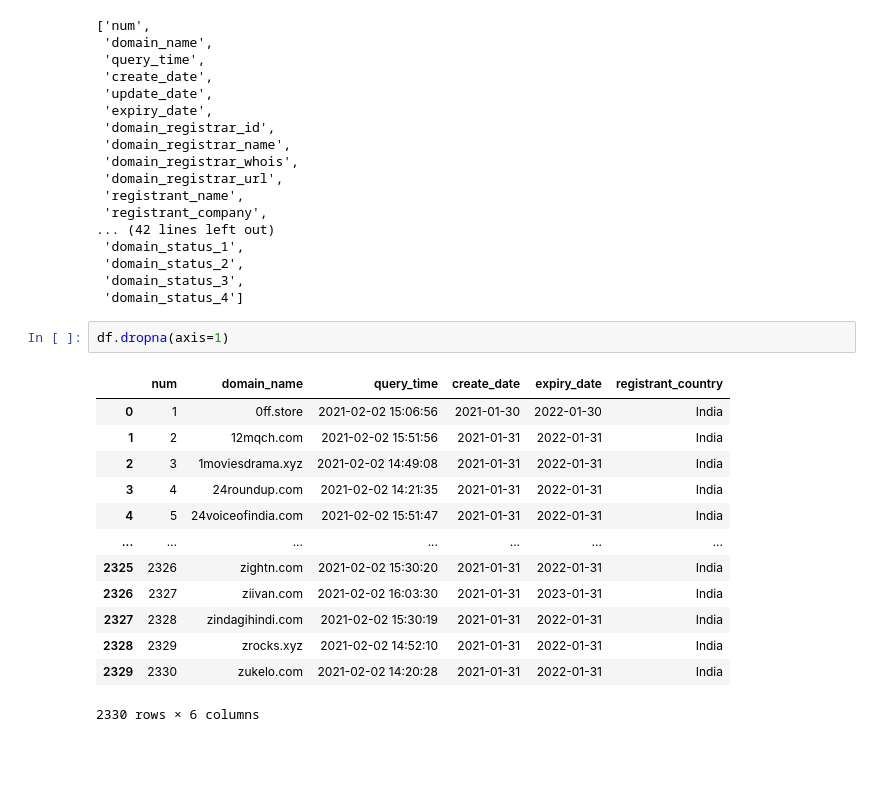
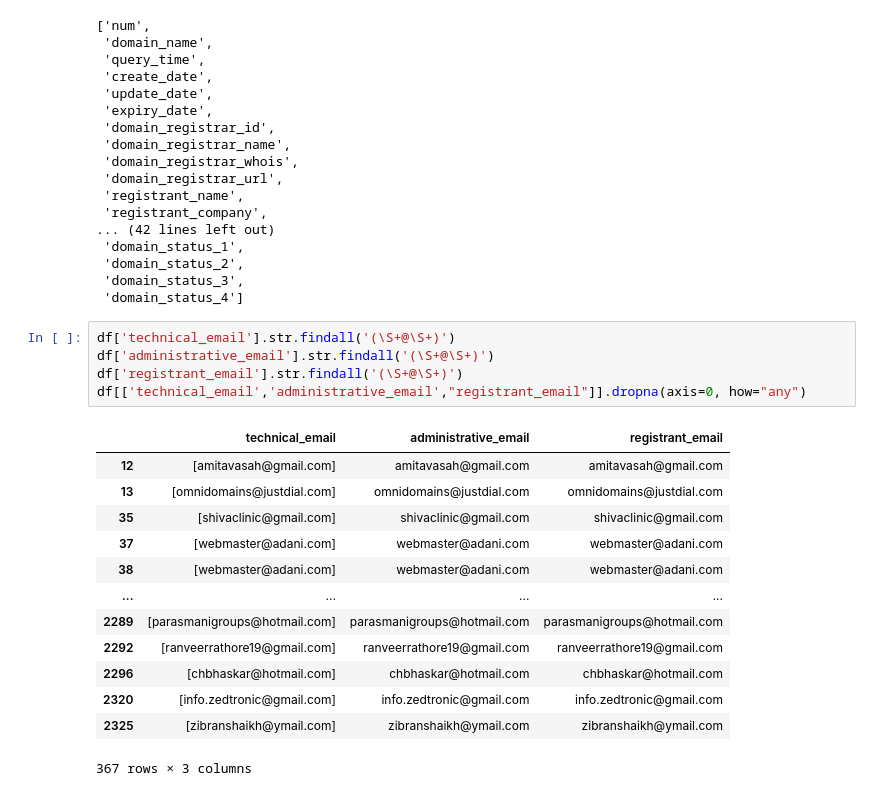
Before and after one commit to aryan22796/indiacsv, a Jupyter notebook: india.ipynb, the cells around one changed output. Drawn from its saved outputs; the diff is of its cells as text; blank space fills up the shorter version.

```diff
--- a/india.ipynb
+++ b/india.ipynb
@@ -22,19 +37,22 @@ list(df.columns.values)
  'domain_status_2',
  'domain_status_3',
  'domain_status_4']
-# %%
-df.dropna(axis=1)
-# %% [output]
-|  | num | domain_name | query_time | create_date | expiry_date | registrant_country |
-| 0 | 1 | 0ff.store | 2021-02-02 15:06:56 | 2021-01-30 | 2022-01-30 | India |
-| 1 | 2 | 12mqch.com | 2021-02-02 15:51:56 | 2021-01-31 | 2022-01-31 | India |
-| 2 | 3 | 1moviesdrama.xyz | 2021-02-02 14:49:08 | 2021-01-31 | 2022-01-31 | India |
-| 3 | 4 | 24roundup.com | 2021-02-02 14:21:35 | 2021-01-31 | 2022-01-31 | India |
-| 4 | 5 | 24voiceofindia.com | 2021-02-02 15:51:47 | 2021-01-31 | 2022-01-31 | India |
-| ... | ... | ... | ... | ... | ... | ... |
-| 2325 | 2326 | zightn.com | 2021-02-02 15:30:20 | 2021-01-31 | 2022-01-31 | India |
-| 2326 | 2327 | ziivan.com | 2021-02-02 16:03:30 | 2021-01-31 | 2023-01-31 | India |
-| 2327 | 2328 | zindagihindi.com | 2021-02-02 15:30:19 | 2021-01-31 | 2022-01-31 | India |
-| 2328 | 2329 | zrocks.xyz | 2021-02-02 14:52:10 | 2021-01-31 | 2022-01-31 | India |
-| 2329 | 2330 | zukelo.com | 2021-02-02 14:20:28 | 2021-01-31 | 2022-01-31 | India |
-2330 rows × 6 columns
+# %%
+df['technical_email'].str.findall('(\S+@\S+)')
+df['administrative_email'].str.findall('(\S+@\S+)')
+df['registrant_email'].str.findall('(\S+@\S+)')
+df[['technical_email','administrative_email',"registrant_email"]].dropna(axis=0, how="any")
+# %% [output]
+|  | technical_email | administrative_email | registrant_email |
+| 12 | [amitavasah@gmail.com] | amitavasah@gmail.com | amitavasah@gmail.com |
+| 13 | [omnidomains@justdial.com] | omnidomains@justdial.com | omnidomains@justdial.com |
+| 35 | [shivaclinic@gmail.com] | shivaclinic@gmail.com | shivaclinic@gmail.com |
+| 37 | [webmaster@adani.com] | webmaster@adani.com | webmaster@adani.com |
+| 38 | [webmaster@adani.com] | webmaster@adani.com | webmaster@adani.com |
+| ... | ... | ... | ... |
+| 2289 | [parasmanigroups@hotmail.com] | parasmanigroups@hotmail.com | parasmanigroups@hotmail.com |
+| 2292 | [ranveerrathore19@gmail.com] | ranveerrathore19@gmail.com | ranveerrathore19@gmail.com |
+| 2296 | [chbhaskar@hotmail.com] | chbhaskar@hotmail.com | chbhaskar@hotmail.com |
+| 2320 | [info.zedtronic@gmail.com] | info.zedtronic@gmail.com | info.zedtronic@gmail.com |
+| 2325 | [zibranshaikh@ymail.com] | zibranshaikh@ymail.com | zibranshaikh@ymail.com |
+367 rows × 3 columns
```
Also changed, not shown: parts of 8 cells of this notebook, 2 other files.
